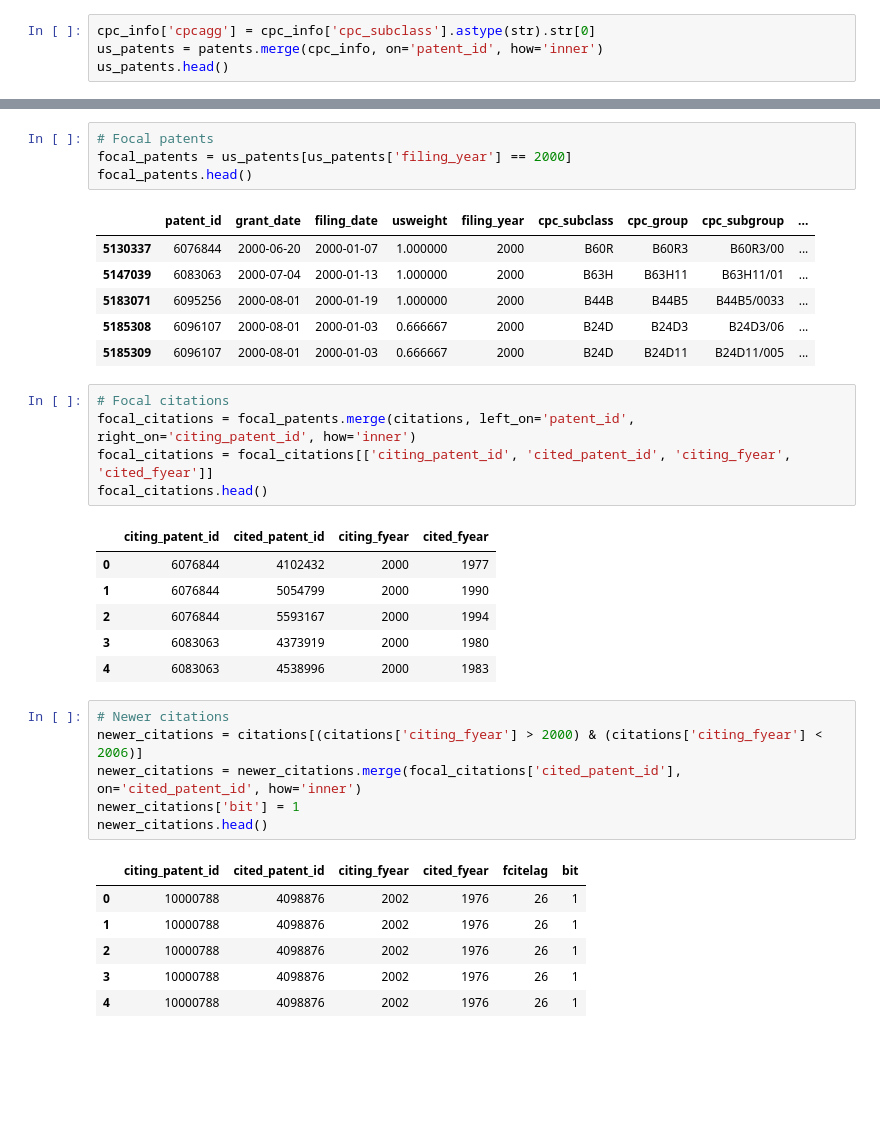
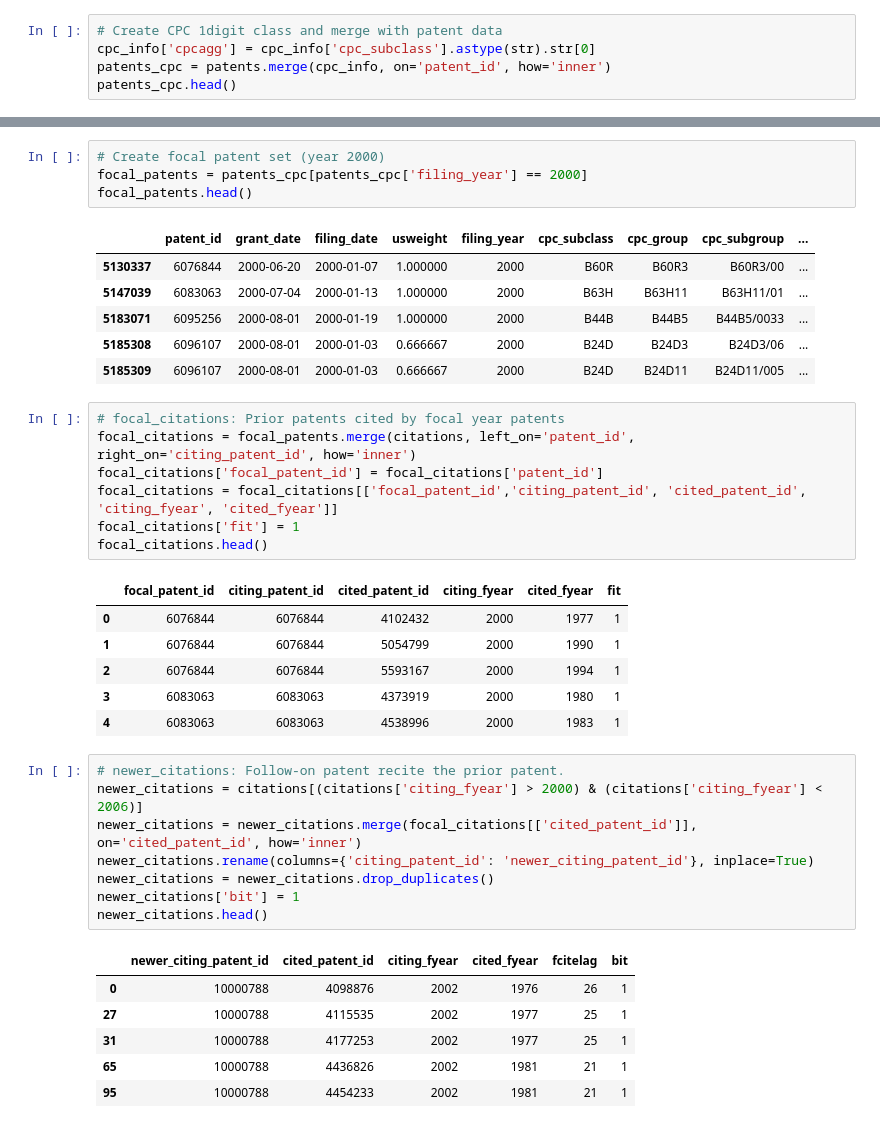
Before and after one commit to awekim/NASci-TechNexus, a Jupyter notebook: DataExploration.ipynb, the cells around one changed output, grey strips where cells are left out. Cells and saved outputs as stored; diff of their text form; blank space fills up the shorter version.

```diff
--- a/DataExploration.ipynb
+++ b/DataExploration.ipynb
@@ -59,9 +74,10 @@ citations.head()
 | 3 | 10000007 | 4604890 | 2016 | 1985 | 31 |
 | 4 | 10000007 | 4689857 | 2016 | 1987 | 29 |
 # %%
+# Create CPC 1digit class and merge with patent data
 cpc_info['cpcagg'] = cpc_info['cpc_subclass'].astype(str).str[0]
-us_patents = patents.merge(cpc_info, on='patent_id', how='inner')
-us_patents.head()
+patents_cpc = patents.merge(cpc_info, on='patent_id', how='inner')
+patents_cpc.head()
 # %% [output]
 |  | patent_id | grant_date | filing_date | usweight | filing_year | cpc_subclass | cpc_group | cpc_subgroup | ... |
 | 0 | 3930273 | 1976-01-06 | 1975-01-10 | 1.0 | 1975 | A61G | A61G7 | A61G7/0507 | ... |
@@ -70,8 +86,8 @@ us_patents.head()
 | 3 | 3930274 | 1976-01-06 | 1974-10-11 | 1.0 | 1974 | B63B | B63B34 | B63B34/00 | ... |
 | 4 | 3930274 | 1976-01-06 | 1974-10-11 | 1.0 | 1974 | B63B | B63B35 | B63B35/34 | ... |
 # %%
-# Focal patents
-focal_patents = us_patents[us_patents['filing_year'] == 2000]
+# Create focal patent set (year 2000)
+focal_patents = patents_cpc[patents_cpc['filing_year'] == 2000]
 focal_patents.head()
 # %% [output]
 |  | patent_id | grant_date | filing_date | usweight | filing_year | cpc_subclass | cpc_group | cpc_subgroup | ... |
@@ -81,27 +97,31 @@ focal_patents.head()
 | 5185308 | 6096107 | 2000-08-01 | 2000-01-03 | 0.666667 | 2000 | B24D | B24D3 | B24D3/06 | ... |
 | 5185309 | 6096107 | 2000-08-01 | 2000-01-03 | 0.666667 | 2000 | B24D | B24D11 | B24D11/005 | ... |
 # %%
-# Focal citations
+# focal_citations: Prior patents cited by focal year patents
 focal_citations = focal_patents.merge(citations, left_on='patent_id', right_on='citing_patent_id', how='inner')
-focal_citations = focal_citations[['citing_patent_id', 'cited_patent_id', 'citing_fyear', 'cited_fyear']]
+focal_citations['focal_patent_id'] = focal_citations['patent_id']
+focal_citations = focal_citations[['focal_patent_id','citing_patent_id', 'cited_patent_id', 'citing_fyear', 'cited_fyear']]
+focal_citations['fit'] = 1
 focal_citations.head()
 # %% [output]
-|  | citing_patent_id | cited_patent_id | citing_fyear | cited_fyear |
-| 0 | 6076844 | 4102432 | 2000 | 1977 |
-| 1 | 6076844 | 5054799 | 2000 | 1990 |
-| 2 | 6076844 | 5593167 | 2000 | 1994 |
-| 3 | 6083063 | 4373919 | 2000 | 1980 |
-| 4 | 6083063 | 4538996 | 2000 | 1983 |
+|  | focal_patent_id | citing_patent_id | cited_patent_id | citing_fyear | cited_fyear | fit |
+| 0 | 6076844 | 6076844 | 4102432 | 2000 | 1977 | 1 |
+| 1 | 6076844 | 6076844 | 5054799 | 2000 | 1990 | 1 |
+| 2 | 6076844 | 6076844 | 5593167 | 2000 | 1994 | 1 |
+| 3 | 6083063 | 6083063 | 4373919 | 2000 | 1980 | 1 |
+| 4 | 6083063 | 6083063 | 4538996 | 2000 | 1983 | 1 |
 # %%
-# Newer citations
+# newer_citations: Follow-on patent recite the prior patent.
 newer_citations = citations[(citations['citing_fyear'] > 2000) & (citations['citing_fyear'] < 2006)]
-newer_citations = newer_citations.merge(focal_citations['cited_patent_id'], on='cited_patent_id', how='inner')
+newer_citations = newer_citations.merge(focal_citations[['cited_patent_id']], on='cited_patent_id', how='inner')
+newer_citations.rename(columns={'citing_patent_id': 'newer_citing_patent_id'}, inplace=True)
+newer_citations = newer_citations.drop_duplicates()
 newer_citations['bit'] = 1
 newer_citations.head()
 # %% [output]
-|  | citing_patent_id | cited_patent_id | citing_fyear | cited_fyear | fcitelag | bit |
+|  | newer_citing_patent_id | cited_patent_id | citing_fyear | cited_fyear | fcitelag | bit |
 | 0 | 10000788 | 4098876 | 2002 | 1976 | 26 | 1 |
-| 1 | 10000788 | 4098876 | 2002 | 1976 | 26 | 1 |
-| 2 | 10000788 | 4098876 | 2002 | 1976 | 26 | 1 |
-| 3 | 10000788 | 4098876 | 2002 | 1976 | 26 | 1 |
-| 4 | 10000788 | 4098876 | 2002 | 1976 | 26 | 1 |
+| 27 | 10000788 | 4115535 | 2002 | 1977 | 25 | 1 |
+| 31 | 10000788 | 4177253 | 2002 | 1977 | 25 | 1 |
+| 65 | 10000788 | 4436826 | 2002 | 1981 | 21 | 1 |
+| 95 | 10000788 | 4454233 | 2002 | 1981 | 21 | 1 |
```
Also changed, not shown: parts of 13 cells of this notebook.
